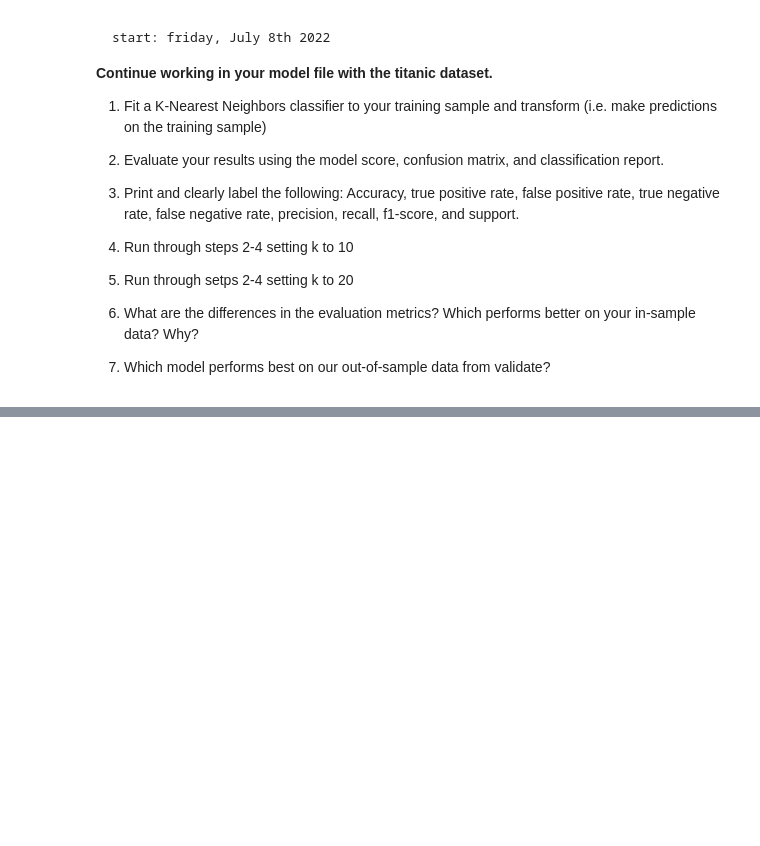
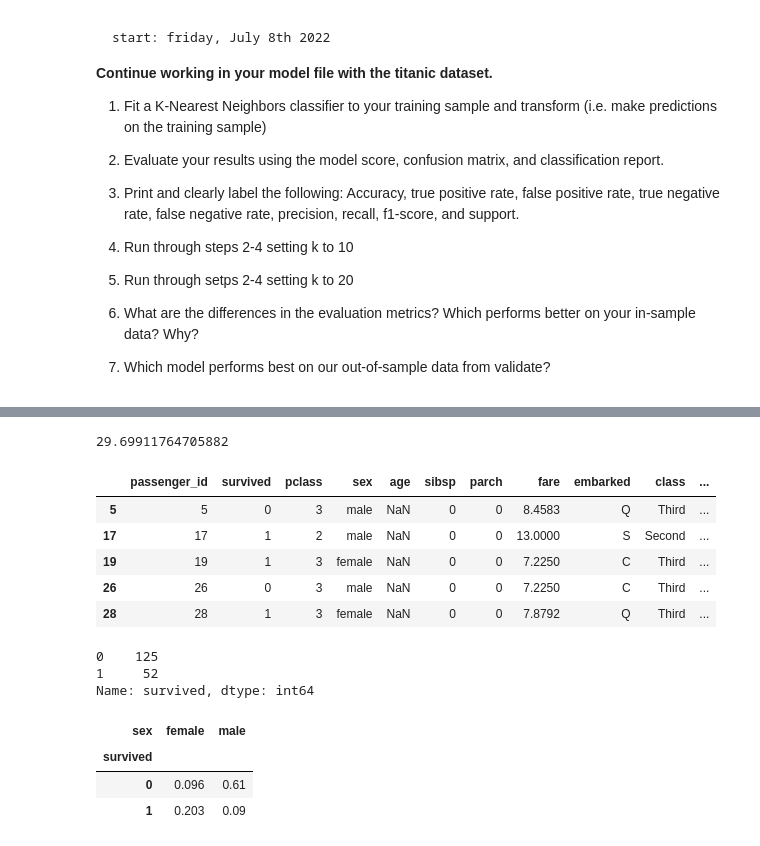
Before and after one commit to mijailmariano/classification-exercises, a Jupyter notebook: model.ipynb, the cells around one changed output, grey strips where cells are left out. Cells and saved outputs as stored; diff of their text form; code cells hidden in the pictures; blank space fills up the shorter version.

```diff
--- a/model.ipynb
+++ b/model.ipynb
@@ -848,0 +1225,36 @@ from sklearn.neighbors import KNeighborsClassifier
+# %%
+# mean age value for all passengers
+
+titanic_copy.age.mean()
+# %% [output]
+29.69911764705882
+# %%
+# checking the missing "age values"
+
+bool_series = pd.isnull(titanic_copy["age"])
+missing_age = titanic_copy[bool_series]
+missing_age.head()
+# %% [output]
+|  | passenger_id | survived | pclass | sex | age | sibsp | parch | fare | embarked | class | ... |
+| 5 | 5 | 0 | 3 | male | NaN | 0 | 0 | 8.4583 | Q | Third | ... |
+| 17 | 17 | 1 | 2 | male | NaN | 0 | 0 | 13.0000 | S | Second | ... |
+| 19 | 19 | 1 | 3 | female | NaN | 0 | 0 | 7.2250 | C | Third | ... |
+| 26 | 26 | 0 | 3 | male | NaN | 0 | 0 | 7.2250 | C | Third | ... |
+| 28 | 28 | 1 | 3 | female | NaN | 0 | 0 | 7.8792 | Q | Third | ... |
+# %%
+titanic_copy[bool_series].survived.value_counts()
+
+# passengers with missing age values:
+# 125 did NOT survive
+# 52 survived
+# %% [output]
+0    125
+1     52
+Name: survived, dtype: int64
+# %%
+pd.crosstab(missing_age.survived, missing_age.sex, normalize=True).round(3)
+# %% [output]
+| sex | female | male |
+| survived |  |  |
+| 0 | 0.096 | 0.61 |
+| 1 | 0.203 | 0.09 |
```
Also changed, not shown: parts of 57 cells of this notebook, 4 other files.
